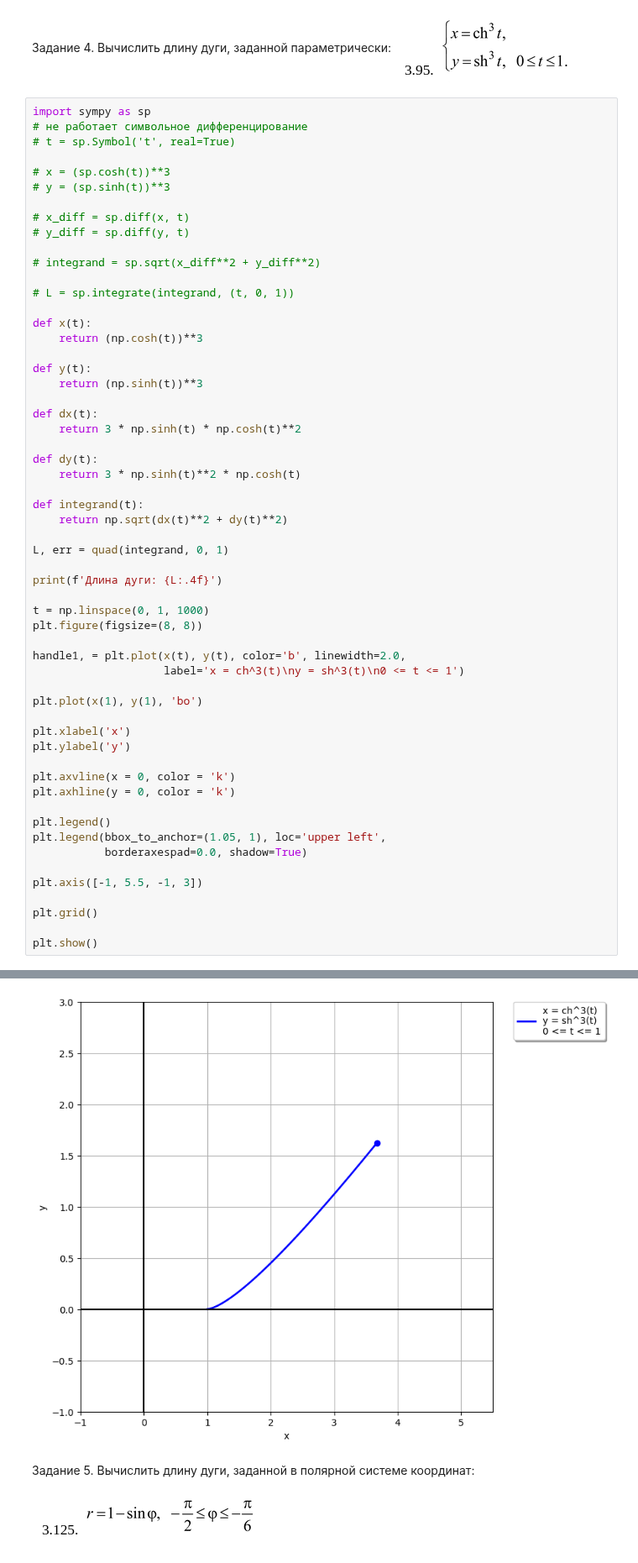
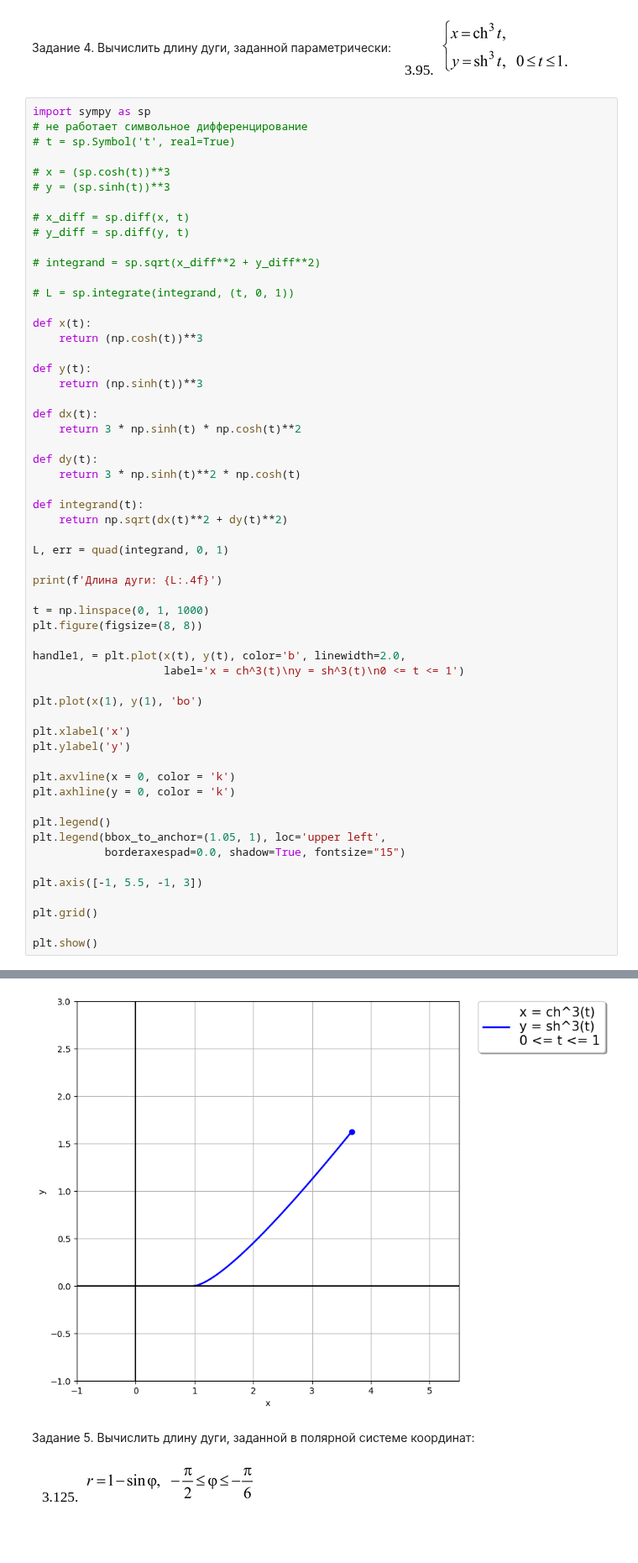
Before and after one commit to Jrvvv/Math_With_Py, a Jupyter notebook: math/TotalWork1/TotalWork1.ipynb, the cells around one changed output, grey strips where cells are left out. Shown at 84% size. Saved outputs shown, nothing was run; the diff lists cells and outputs as text; blank space fills up the shorter version.

```diff
--- a/math/TotalWork1/TotalWork1.ipynb
+++ b/math/TotalWork1/TotalWork1.ipynb
@@ -166,35 +166,35 @@ def integrand(t):
     return np.sqrt(dx(t)**2 + dy(t)**2)
 
 L, err = quad(integrand, 0, 1)
 
 print(f'Длина дуги: {L:.4f}')
 
 t = np.linspace(0, 1, 1000)
 plt.figure(figsize=(8, 8))
 
 handle1, = plt.plot(x(t), y(t), color='b', linewidth=2.0,
                     label='x = ch^3(t)\ny = sh^3(t)\n0 <= t <= 1')
 
 plt.plot(x(1), y(1), 'bo')
 
 plt.xlabel('x')
 plt.ylabel('y')
 
 plt.axvline(x = 0, color = 'k')
 plt.axhline(y = 0, color = 'k')
 
 plt.legend()
 plt.legend(bbox_to_anchor=(1.05, 1), loc='upper left',
-           borderaxespad=0.0, shadow=True)
+           borderaxespad=0.0, shadow=True, fontsize="15")
 
 plt.axis([-1, 5.5, -1, 3])
 
 plt.grid()
 
 plt.show()
 # %% [output]
 Длина дуги: 3.1486
-[figure, old version]
+[figure, new version]
 # %% [markdown]
 Задание 5. Вычислить длину дуги, заданной в полярной системе координат: ![image.png](attachment:image.png)
 # %%
```
Also changed, not shown: parts of 5 cells of this notebook.
